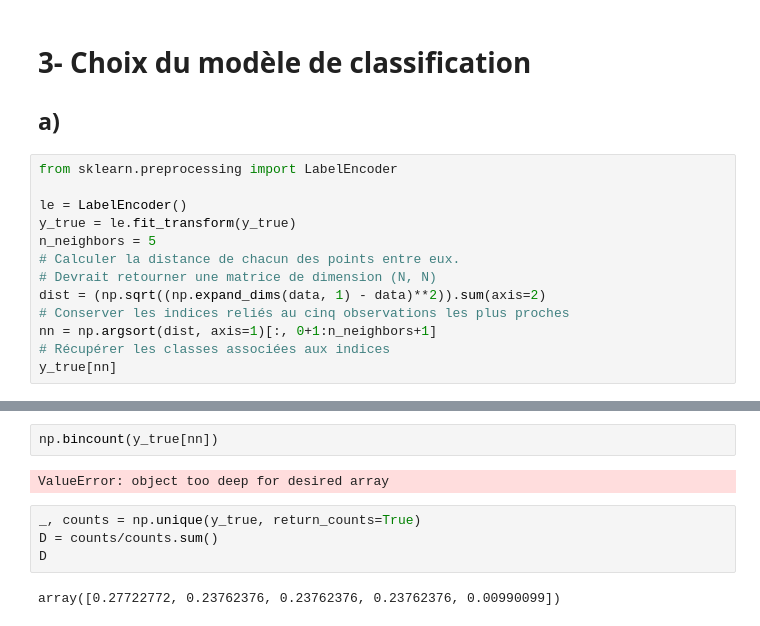
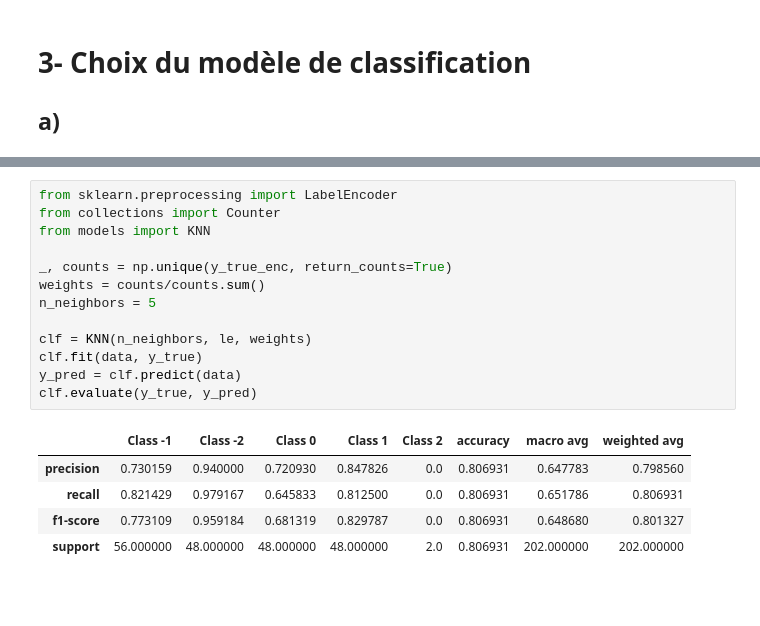
Before and after one commit to ireydiak/fraud_detection, a Jupyter notebook: tp1_v1.ipynb, the cells around one changed output, grey strips where cells are left out. Cells and saved outputs as stored; diff of their text form; blank space fills up the shorter version.

Commit message:
Refactor question 2. Correction distance euclidienne

```diff
--- a/tp1_v1.ipynb
+++ b/tp1_v1.ipynb
@@ -698,16 +683,3 @@ Interprétation des résultats
 # %% [markdown]
 # 3- Choix du modèle de classification
 ## a)
-# %%
-from sklearn.preprocessing import LabelEncoder
-
-le = LabelEncoder()
-y_true = le.fit_transform(y_true)
-n_neighbors = 5
-# Calculer la distance de chacun des points entre eux.
-# Devrait retourner une matrice de dimension (N, N)
-dist = (np.sqrt((np.expand_dims(data, 1) - data)**2)).sum(axis=2)
-# Conserver les indices reliés au cinq observations les plus proches
-nn = np.argsort(dist, axis=1)[:, 0+1:n_neighbors+1]
-# Récupérer les classes associées aux indices
-y_true[nn]
@@ -722,10 +686,19 @@ array([[3, 2, 0, 0, 3],
-# %%
-np.bincount(y_true[nn])
-# %% [output]
-ValueError: object too deep for desired array
-# %%
-_, counts = np.unique(y_true, return_counts=True)
-D = counts/counts.sum()
-D
-# %% [output]
-array([0.27722772, 0.23762376, 0.23762376, 0.23762376, 0.00990099])
+# %%
+from sklearn.preprocessing import LabelEncoder
+from collections import Counter
+from models import KNN
+
+_, counts = np.unique(y_true_enc, return_counts=True)
+weights = counts/counts.sum()
+n_neighbors = 5
+
+clf = KNN(n_neighbors, le, weights)
+clf.fit(data, y_true)
+y_pred = clf.predict(data)
+clf.evaluate(y_true, y_pred)
+# %% [output]
+|  | Class -1 | Class -2 | Class 0 | Class 1 | Class 2 | accuracy | macro avg | weighted avg |
+| precision | 0.730159 | 0.940000 | 0.720930 | 0.847826 | 0.0 | 0.806931 | 0.647783 | 0.798560 |
+| recall | 0.821429 | 0.979167 | 0.645833 | 0.812500 | 0.0 | 0.806931 | 0.651786 | 0.806931 |
+| f1-score | 0.773109 | 0.959184 | 0.681319 | 0.829787 | 0.0 | 0.806931 | 0.648680 | 0.801327 |
+| support | 56.000000 | 48.000000 | 48.000000 | 48.000000 | 2.0 | 0.806931 | 202.000000 | 202.000000 |
```
Also changed, not shown: parts of 16 cells of this notebook, 6 other files.
